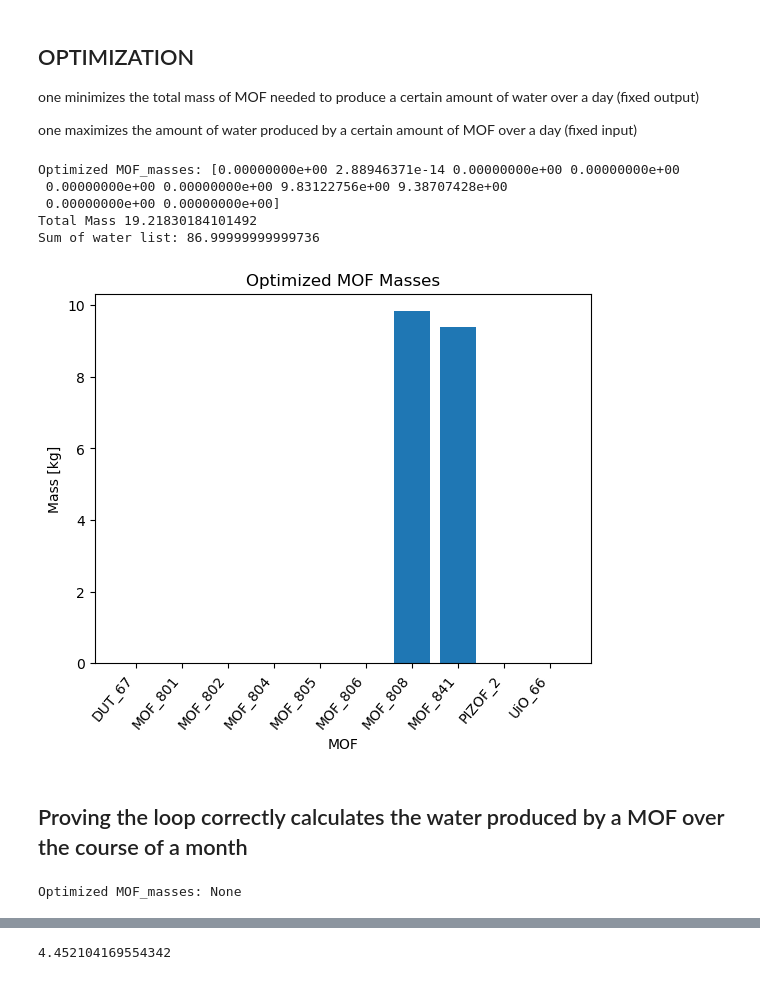
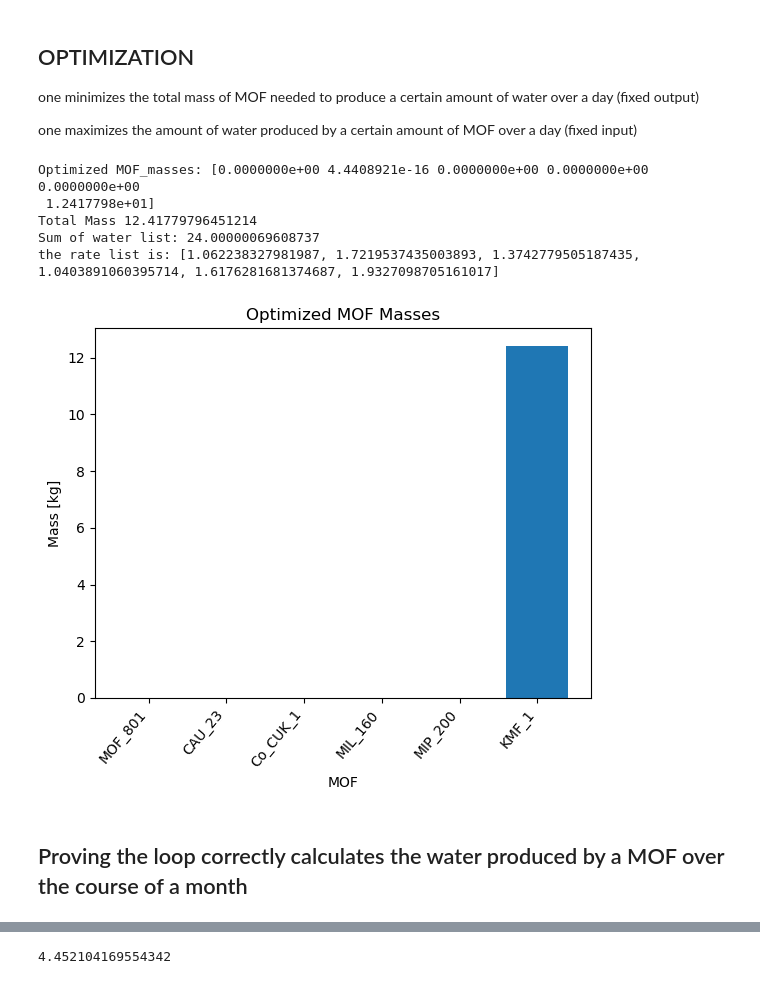
Before and after one commit to SimonEnsemble/water_harvesting, a Jupyter notebook: Polanyi_calculation_general.ipynb, the cells around one changed output, grey strips where cells are left out. Drawn from its saved outputs; the diff is of its cells as text; code cells hidden in the pictures.

```diff
--- a/Polanyi_calculation_general.ipynb
+++ b/Polanyi_calculation_general.ipynb
@@ -17,8 +14,8 @@ from scipy.optimize import linprog
 R = 8.314 # universal gas constant [J/(mol-K)]
 
 #define MOF list and corresponding data temperatures
-MOFs = ['DUT_67', 'MOF_801', 'MOF_802', 'MOF_804', 'MOF_805', 'MOF_806', 'MOF_808', 'MOF_841', 'PIZOF_2', 'UiO_66']
-data_temperatures = [20, 25, 20, 20, 20, 20, 20 ,20, 20, 20]
+MOFs = ['MOF_801','CAU_23','Co_CUK_1','MIL_160','MIP_200','KMF_1']
+data_temperatures = [25, 25, 20, 20, 20, 20 ]
 # %%
 """
     read_ads_data(mof, temperature)
@@ -445,8 +442,8 @@ one maximizes the amount of water produced by a certain amount of MOF over a day
 
 '''
 rate_list = [0] * len(MOFs)
-MOF_masses = [0.1] * len(MOFs)
-water_list = [0] * len(MOFs)
+MOF_masses = np.array([1] * len(MOFs))
+water_list = rate_list * MOF_masses
 
 def Optimize_MOF_v1(date1,date2):
 
@@ -482,89 +479,43 @@ def Optimize_MOF_v1(date1,date2):
         return np.sum(water_list) - 3*delta
 
     # Initial guess for MOF_masses
     initial_guess = MOF_masses
 
     # Bounds for each mass (must be greater than 0)
     bounds = [(0, None) for _ in initial_guess]
 
     # Constraints dictionary
     constraints = {'type': 'eq', 'fun': constraint}
 
     # Perform the optimization
     result = minimize(objective, initial_guess, bounds=bounds, constraints=constraints)
 
     # Optimized MOF_masses
     optimized_masses = result.x
     water_list = calculate_water_list(optimized_masses, rate_list)
 
+    # Print a graph of the results
     print("Optimized MOF_masses:", optimized_masses)
     print("Total Mass", np.sum(optimized_masses))
     print("Sum of water list:", np.sum(water_list))
+    print('the rate list is:',rate_list)
 
     plt.bar(MOFs, optimized_masses)
     plt.xlabel('MOF')
     plt.xticks(rotation=50, ha='right')
 
     plt.ylabel('Mass [kg]')
     plt.title('Optimized MOF Masses')
 
-Optimize_MOF_v1('6/1/2024','6/30/2024')
+
+
+Optimize_MOF_v1('6/17/2024','6/25/2024')
 # %% [output]
-Optimized MOF_masses: [0.00000000e+00 2.88946371e-14 0.00000000e+00 0.00000000e+00
- 0.00000000e+00 0.00000000e+00 9.83122756e+00 9.38707428e+00
- 0.00000000e+00 0.00000000e+00]
-Total Mass 19.21830184101492
-Sum of water list: 86.99999999999736
+Optimized MOF_masses: [0.0000000e+00 4.4408921e-16 0.0000000e+00 0.0000000e+00 0.0000000e+00
+ 1.2417798e+01]
+Total Mass 12.41779796451214
+Sum of water list: 24.00000069608737
+the rate list is: [1.062238327981987, 1.7219537435003893, 1.3742779505187435, 1.0403891060395714, 1.6176281681374687, 1.9327098705161017]
-[figure, old version]
+[figure, new version]
 # %% [markdown]
 ## Proving the loop correctly calculates the water produced by a MOF over the course of a month
-# %%
-'''Attempt with scipy.optimize.linprog instead of optimize.minimize'''
-
-
-rate_list = np.array([0] * len(MOFs))
-MOF_masses = np.array([0.1] * len(MOFs))
-
-def Optimize_MOF_v2(date1,date2):
-
-    date1 = pd.to_datetime(date1)
-    date2 = pd.to_datetime(date2)
-    delta = date2 - date1
-    delta = delta.days
-
-    day_list = [date1 + pd.DateOffset(days=x) for x in range(delta+1)]
-    day_list = [day.strftime('%#m/%#d/%Y') for day in day_list]
-
-    for day in range(len(day_list)):
-        for MOF in range(len(MOFs)):
-            rate_list[MOF] += calculate_daily_ads(day_list[day], MOFs[MOF], data_temperatures[MOF])
-
-
-    def minimize_mof_masses(MOF_masses, rate_list, delta):
-        # Calculate water_array as the product of MOF_masses and rate_list
-        water_array = np.multiply(MOF_masses, rate_list)
-
-        # Objective function: minimize the MOF_masses
-        c = np.ones(len(MOF_masses))
-
-        # Equality constraint: MOF_masses * rate_list = water_array
-        # And sum(water_array) = 3 * delta
-        A_eq = np.array([water_array])
-        b_eq = np.array([3 * delta])
-
-        # Bounds: Assume all MOF_masses should be non-negative
-        bounds = [(0, None) for _ in MOF_masses]
-
-        # Solve the linear programming problem
-        result = linprog(c, A_eq=A_eq, b_eq=b_eq, bounds=bounds, method='highs')
-
-        optimized_masses = result.x
-        return optimized_masses
-
-
-    optimized_masses = minimize_mof_masses(MOF_masses, rate_list, delta)
-    print("Optimized MOF_masses:", optimized_masses)
-
-Optimize_MOF_v2('6/1/2024','6/30/2024')
-# %% [output]
-Optimized MOF_masses: None
```
Also changed, not shown: parts of 9 cells of this notebook.
